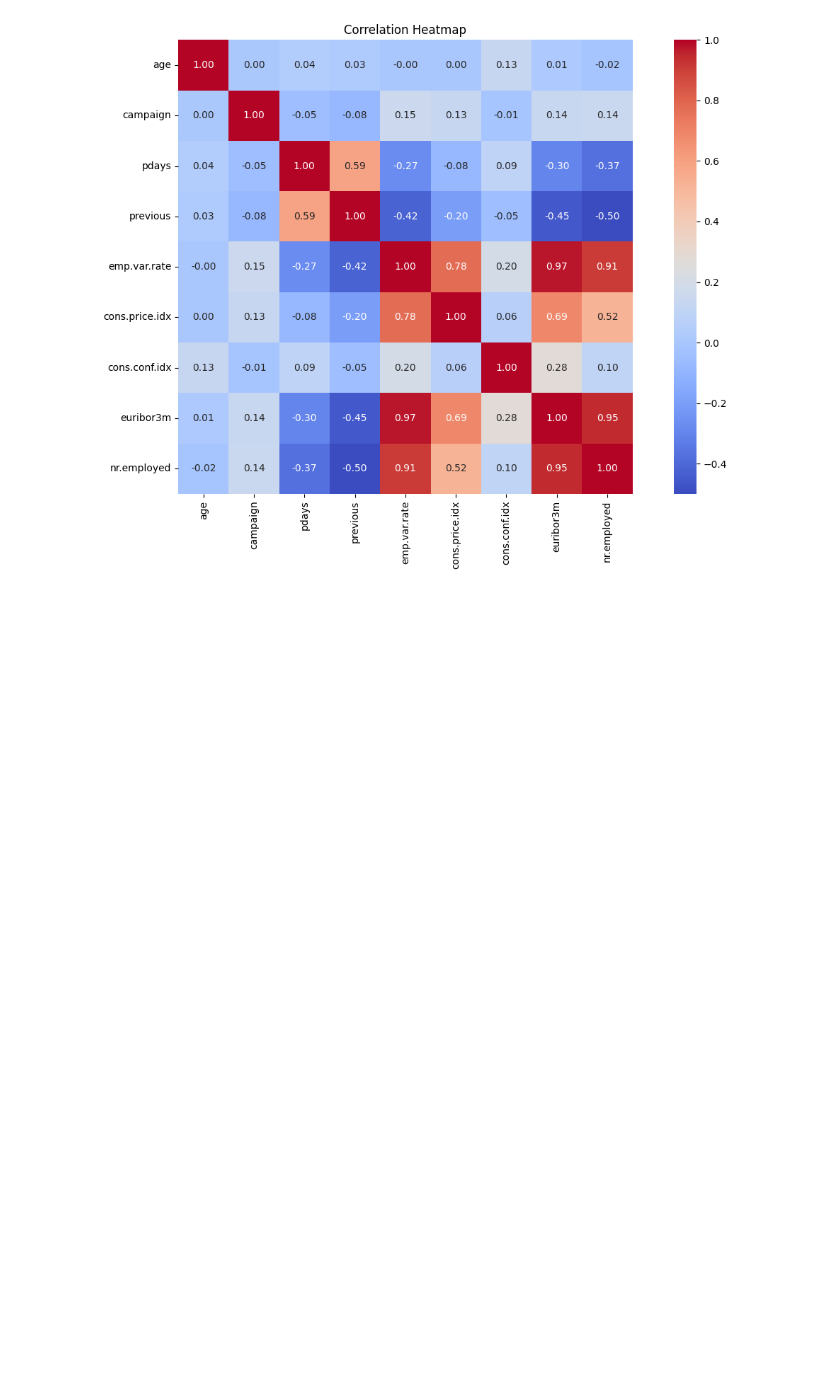
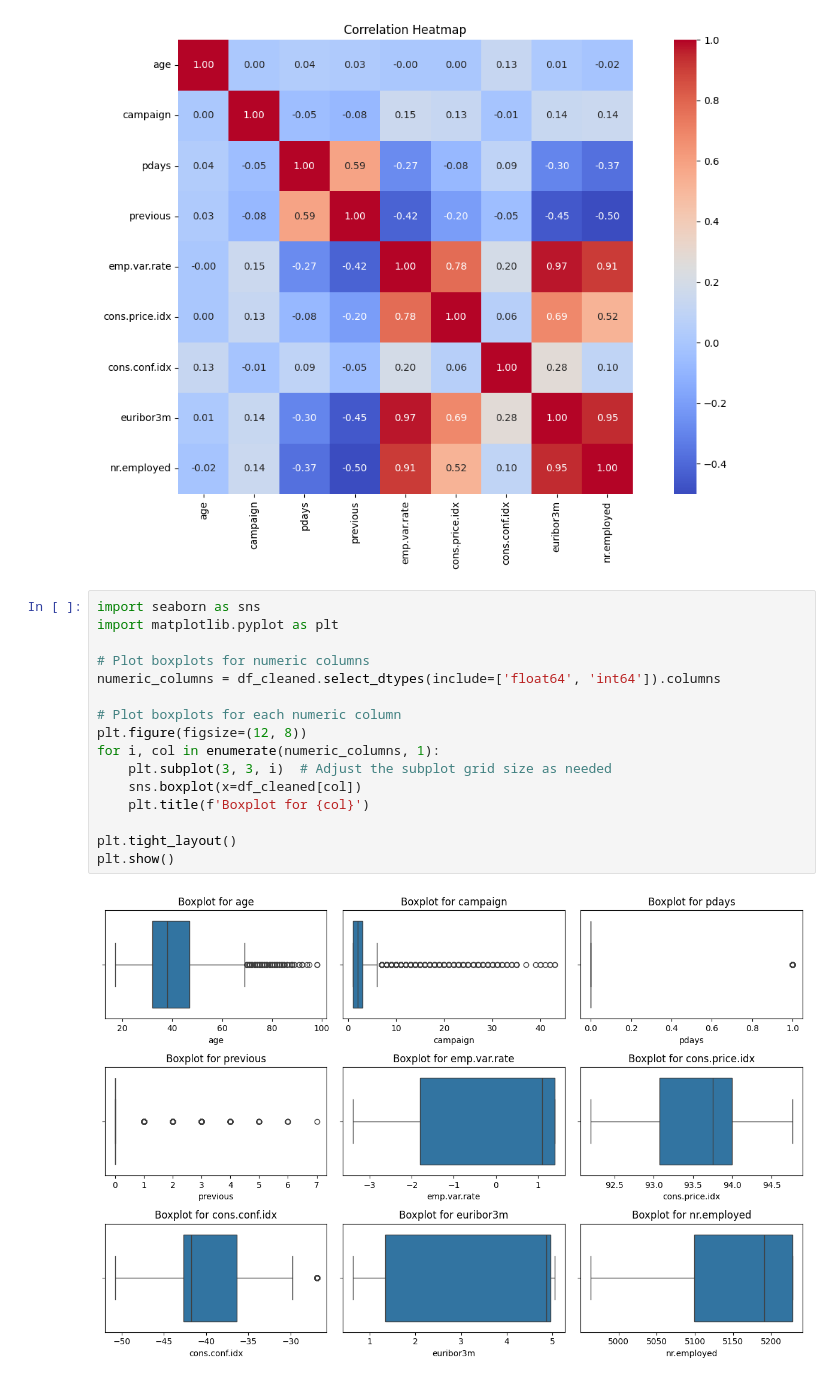
Before and after one commit to demitw/Machine-learning-coursework, a Jupyter notebook: Model_Training/randomforset.ipynb, the cells around one changed output. Saved outputs shown, nothing was run; the diff lists cells and outputs as text; blank space fills up the shorter version.

Commit message:
Plot boxplots for numeric columns

```diff
--- a/Model_Training/randomforset.ipynb
+++ b/Model_Training/randomforset.ipynb
@@ -206,3 +206,21 @@ plt.tight_layout()
 plt.show()
 # %% [output]
 [figure]
+# %%
+import seaborn as sns
+import matplotlib.pyplot as plt
+
+# Plot boxplots for numeric columns
+numeric_columns = df_cleaned.select_dtypes(include=['float64', 'int64']).columns
+
+# Plot boxplots for each numeric column
+plt.figure(figsize=(12, 8))
+for i, col in enumerate(numeric_columns, 1):
+    plt.subplot(3, 3, i)  # Adjust the subplot grid size as needed
+    sns.boxplot(x=df_cleaned[col])
+    plt.title(f'Boxplot for {col}')
+
+plt.tight_layout()
+plt.show()
+# %% [output]
+[figure, added]
```
Also changed, not shown: parts of 1 cell of this notebook.
